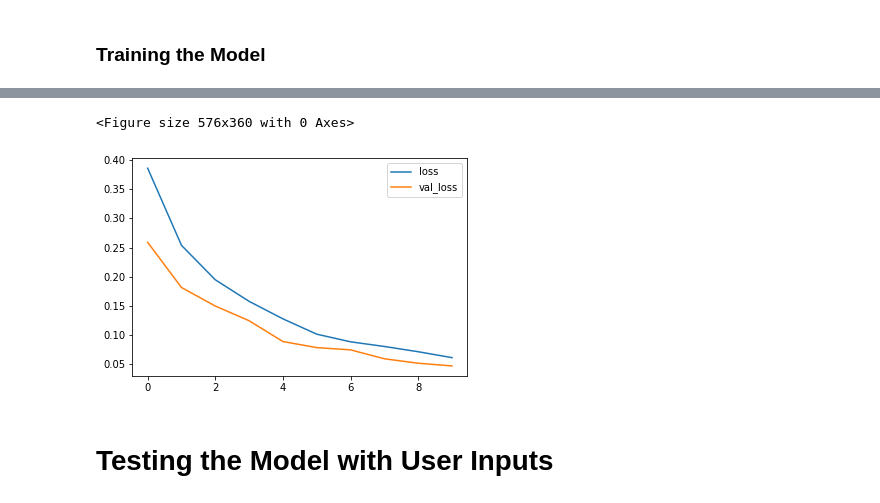
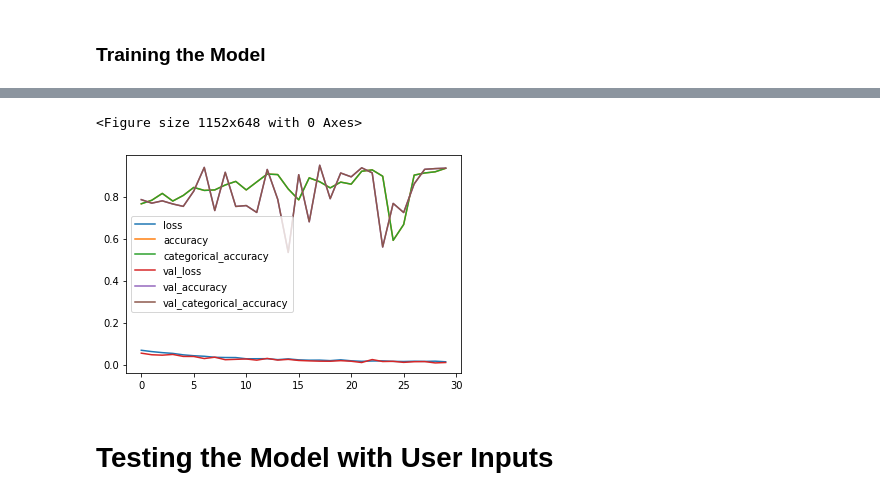
Before and after one commit to HighkalW/CapstoneProject, a Jupyter notebook: Toxicity_Classifier.ipynb, the cells around one changed output, grey strips where cells are left out. Cells and saved outputs as stored; diff of their text form; code cells hidden in the pictures.

Commit message:
Adding options for running locally, adding more epochs to 30 and testing codes

```diff
--- a/Toxicity_Classifier.ipynb
+++ b/Toxicity_Classifier.ipynb
@@ -38,12 +27,17 @@ Archive:  indonesian-stoplist.zip
 
 note: abusive sentences is the training data
 # %%
-import pandas as pd
+if using_colab:
+    stopwords_path = '/content/stoplist_dataset/stopwordbahasa.csv'
+    abusive_words_path = '/content/abusive_text_dataset/abusive.csv'
+    alay_words_path = '/content/abusive_text_dataset/new_kamusalay.csv'
+    abusive_sentences_path = '/content/abusive_text_dataset/data.csv'
 
-stopwords_path = '/content/stoplist_dataset/stopwordbahasa.csv'
-abusive_words_path = '/content/abusive_text_dataset/abusive.csv'
-alay_words_path = '/content/abusive_text_dataset/new_kamusalay.csv'
-abusive_sentences_path = '/content/abusive_text_dataset/data.csv'
+if not using_colab:
+    stopwords_path = './dataset/stopwordbahasa.csv'
+    abusive_words_path = './dataset/abusive.csv'
+    alay_words_path = './dataset/new_kamusalay.csv'
+    abusive_sentences_path = './dataset/data.csv'
 
 df_stopwords = pd.read_csv(stopwords_path, header=None)
 df_stopwords = df_stopwords.rename(columns={0: 'stopword'})
@@ -214,13 +226,13 @@ from tensorflow.keras.layers import Embedding, Bidirectional, LSTM, Dense
 model = tf.keras.models.Sequential()
 
 model.add(Embedding(max_features+1, 32))
-model.add(Bidirectional(LSTM(32, activation='tanh')))
+model.add(Bidirectional(LSTM(32, activation='tanh', )))
 model.add(Dense(128, activation='relu'))
 model.add(Dense(256, activation='relu'))
 model.add(Dense(256, activation='relu'))
 model.add(Dense(2, activation='sigmoid'))
 # %%
-model.compile(loss='BinaryCrossentropy', optimizer='Adam')
+model.compile(loss='BinaryCrossentropy', optimizer='Adam', metrics=['accuracy', 'categorical_accuracy'])
 model.summary()
 # %% [output]
 Model: "sequential_1"
@@ -243,5 +255,5 @@ _________________________________________________________________
 # %% [markdown]
 ### Training the Model
 # %%
-history = model.fit(train, epochs=10, validation_data=val)
+history = model.fit(train, epochs=30, validation_data=val)
 # %% [output]
@@ -268,11 +277,11 @@ Epoch 10/10
 # %%
 from matplotlib import pyplot as plt
 # %%
-plt.figure(figsize=(8,5))
+plt.figure(figsize=(16,9))
 pd.DataFrame(history.history).plot()
 plt.show()
 # %% [output]
-<Figure size 576x360 with 0 Axes>
+<Figure size 1152x648 with 0 Axes>
-[figure, old version]
+[figure, new version]
 # %% [markdown]
 # Testing the Model with User Inputs
```
Also changed, not shown: parts of 12 cells of this notebook.
